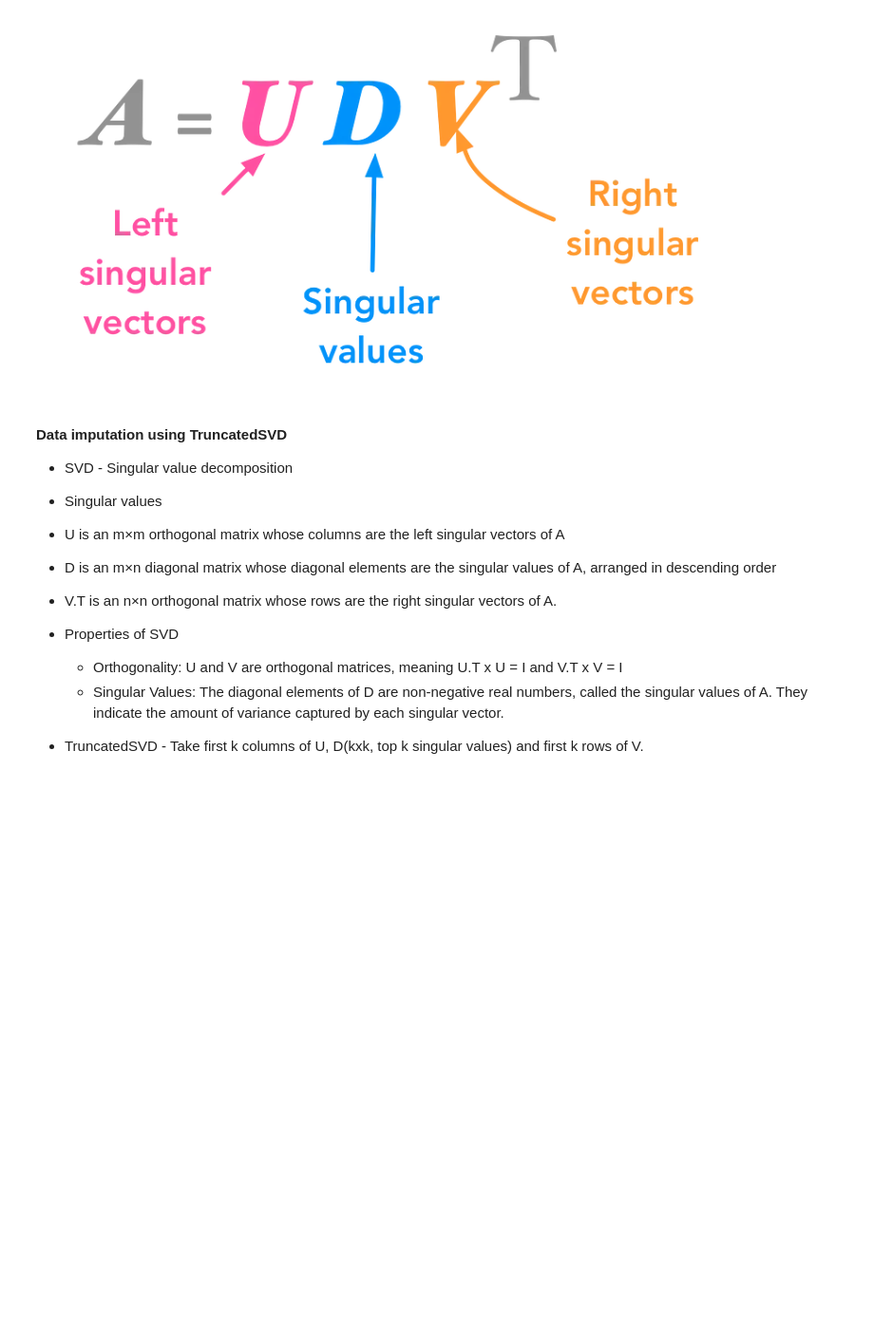
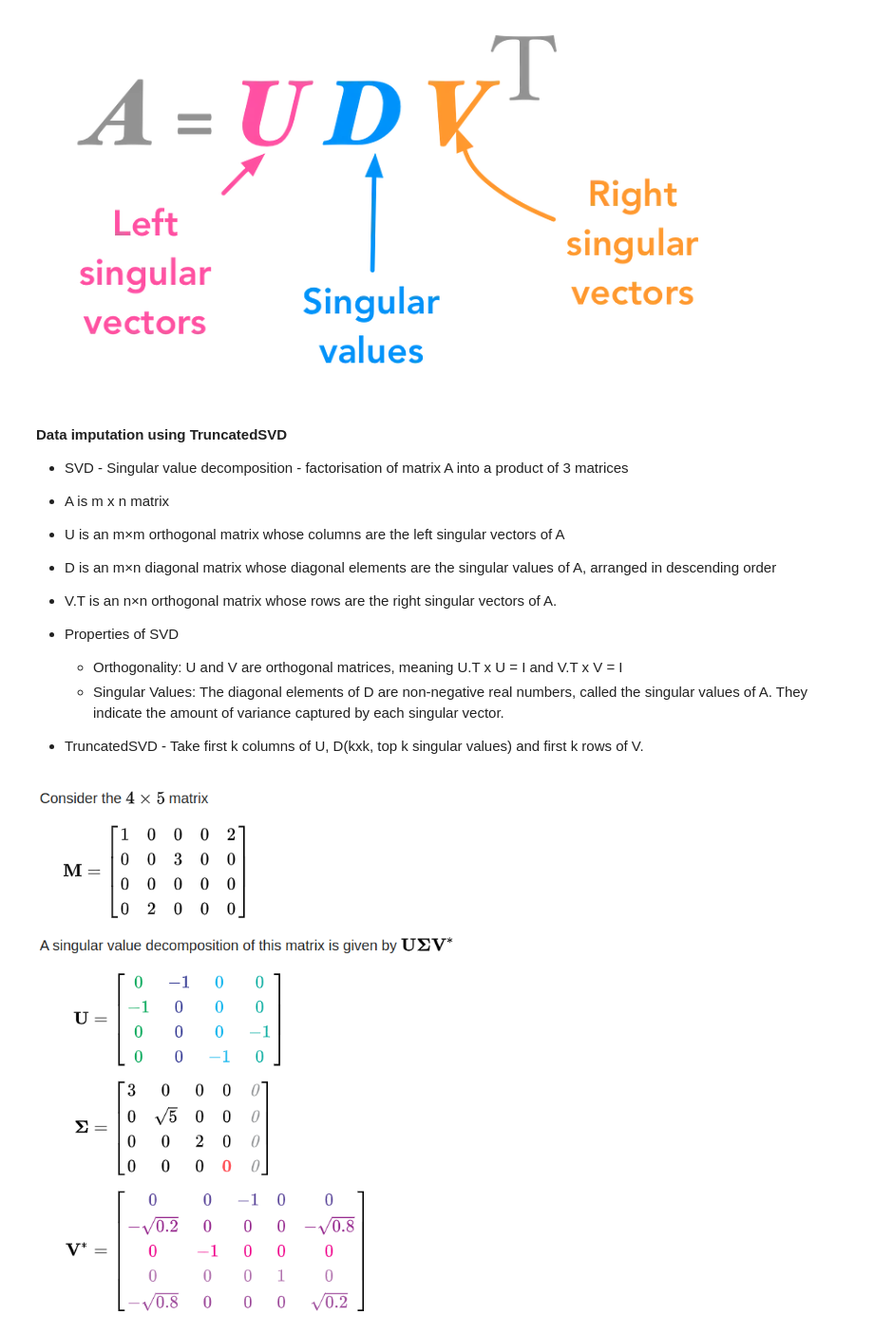
Before and after one commit to BackofenLab/ML_LS_resources, a Jupyter notebook: lecture3_handson/scMAE.ipynb, the cells around one changed output. Shown at 95% size. Saved outputs shown, nothing was run; the diff lists cells and outputs as text; code cells hidden in the pictures; blank space fills up the shorter version.

```diff
--- a/lecture3_handson/scMAE.ipynb
+++ b/lecture3_handson/scMAE.ipynb
@@ -87,8 +123,8 @@ display(Image("figures/svd.png"))
 # %% [markdown]
 #### Data imputation using TruncatedSVD
 
-- SVD - Singular value decomposition
-- Singular values
+- SVD - Singular value decomposition - factorisation of matrix A into a product of 3 matrices
+- A is m x n matrix
 - U is an m×m orthogonal matrix whose columns are the left singular vectors of A
 - D is an m×n diagonal matrix whose diagonal elements are the singular values of A, arranged in descending order
 - V.T is an n×n orthogonal matrix whose rows are the right singular vectors of A.
@@ -97,3 +133,7 @@ display(Image("figures/svd.png"))
   - Singular Values: The diagonal elements of D are non-negative real numbers, called the singular values of A. They indicate the amount of variance captured by each singular vector.
 
 - TruncatedSVD - Take first k columns of U, D(kxk, top k singular values) and first k rows of V.
+# %%
+display(Image("figures/svdex1.png"))
+# %% [output]
+[figure, added]
```
Also changed, not shown: parts of 31 cells of this notebook, 6 other files.
